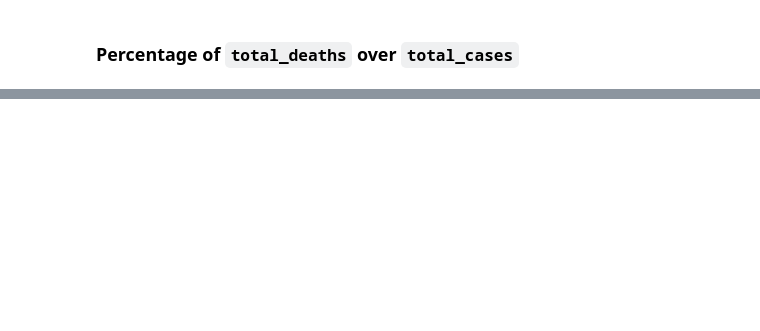
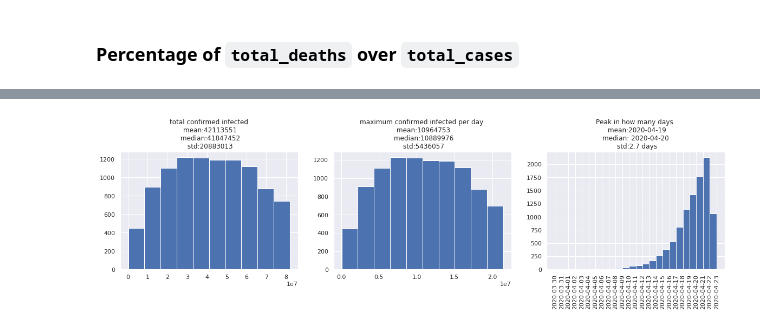
Before and after one commit to jabayat/COVID-19_pandemic_visualization_and_regression, a Jupyter notebook: visualization_and_regression.ipynb, the cells around one changed output, grey strips where cells are left out. Saved outputs shown, nothing was run; the diff lists cells and outputs as text; code cells hidden in the pictures; blank space fills up the shorter version.

```diff
--- a/visualization_and_regression.ipynb
+++ b/visualization_and_regression.ipynb
@@ -211,0 +233,4 @@ for _ in range(10000):
+# %%
+histograms(location, location_population, 1)
+# %% [output]
+[figure, added]
```
Also changed, not shown: parts of 27 cells of this notebook.
